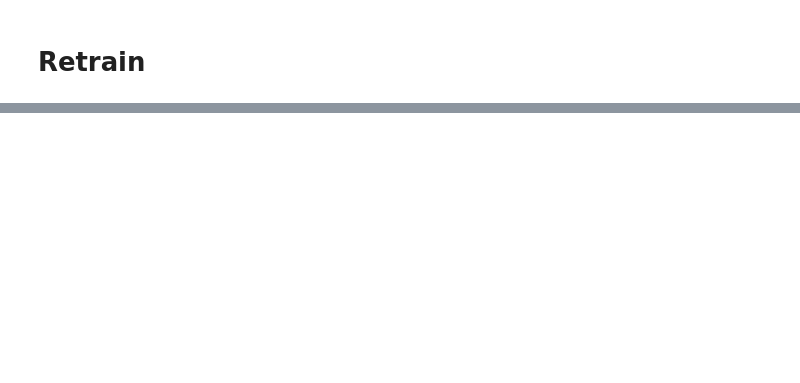
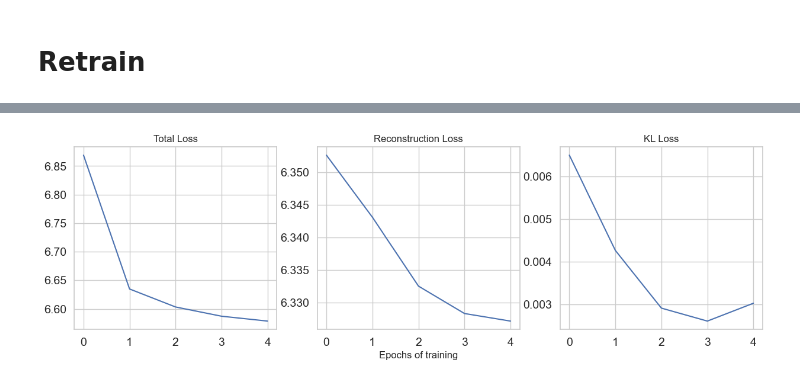
Before and after one commit to jed-ho/CVAE, a Jupyter notebook: CondVAEQuery_s5.ipynb, the cells around one changed output, grey strips where cells are left out. Cells and saved outputs as stored; diff of their text form; code cells hidden in the pictures; blank space fills up the shorter version.

```diff
--- a/CondVAEQuery_s5.ipynb
+++ b/CondVAEQuery_s5.ipynb
@@ -407,3 +457,6 @@ model_strong = train_model_full(model_strong, optimizer, strong_loader, num_epoc
 # %%
+model_name = "model_random"
 optimizer = optim.Adam(model_random.parameters(), lr=1e-4)
-model_random = train_model_full(model_random, optimizer, random_loader, num_epochs=5)
+model_random = train_model(model_random, optimizer, random_loader, num_epochs=5, model_name=model_name)
+plot_training_loss(model_name, save_dir)
+# %% [output]
@@ -410,3 +468,4 @@ model_random = train_model_full(model_random, optimizer, random_loader, num_epoc
+[figure, added]
 # %%
 # Combine data
 expanded_medium_data = np.concatenate((X_train, X_medium), axis=0)
```
Also changed, not shown: parts of 30 cells of this notebook.
